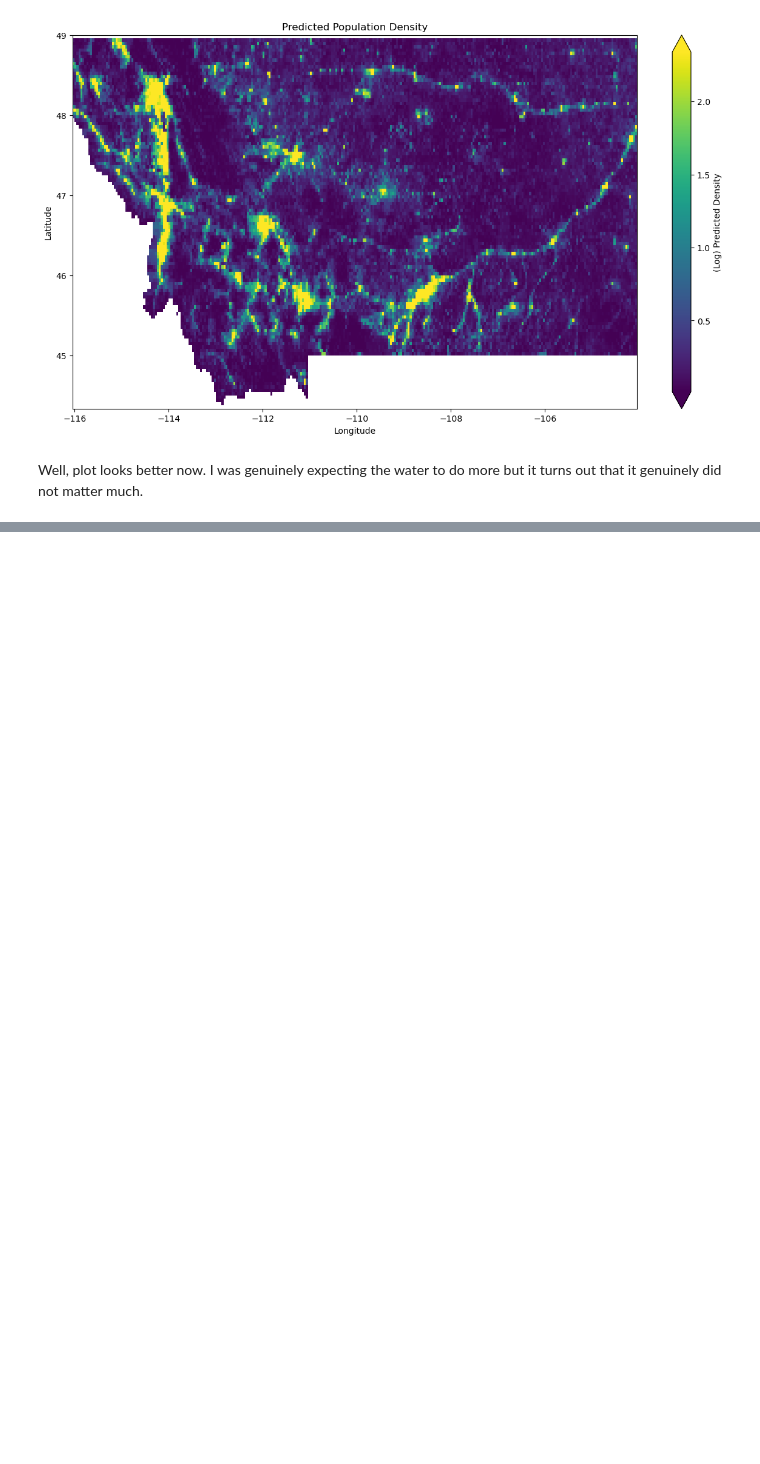
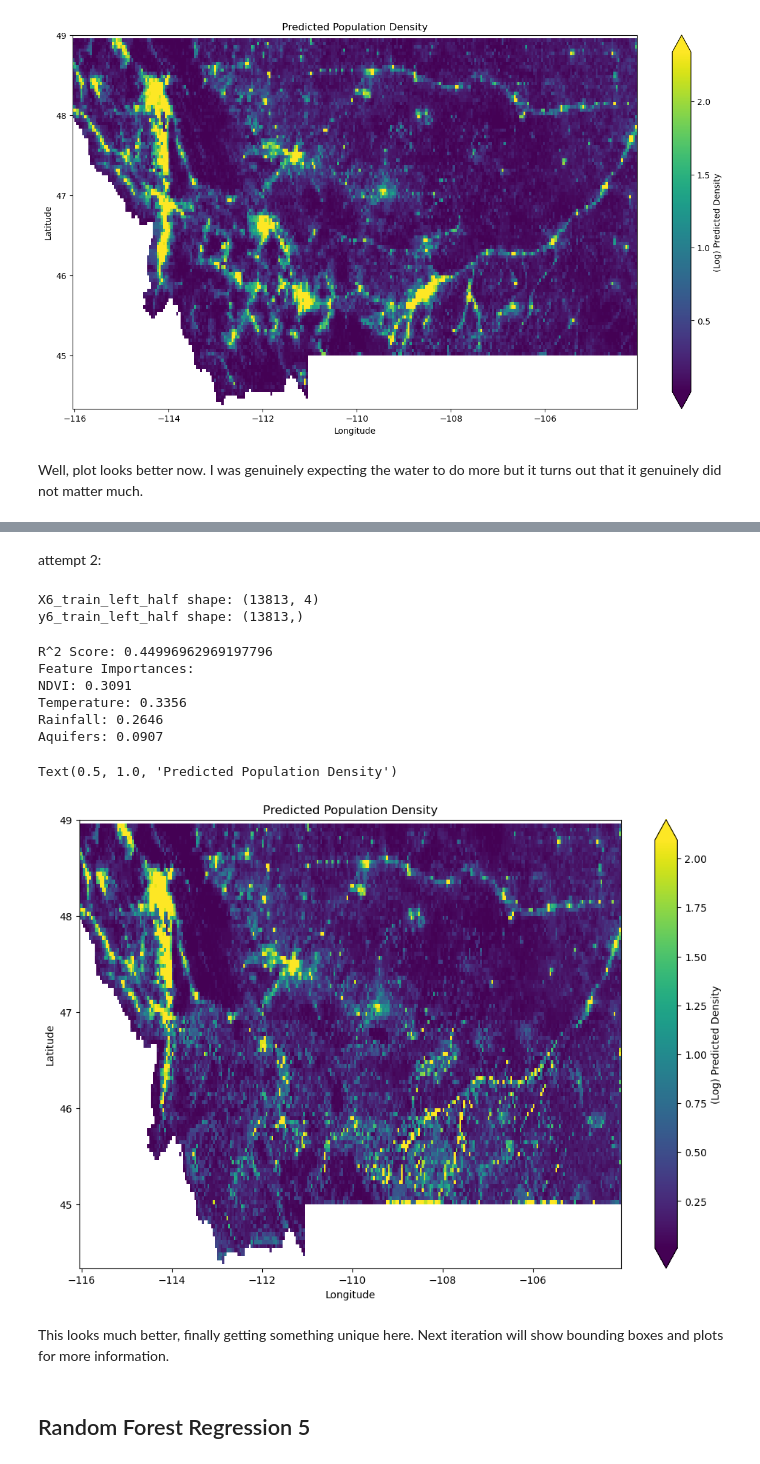
Before and after one commit to Chigiriq/geoP3, a Jupyter notebook: a3.ipynb, the cells around one changed output, grey strips where cells are left out. Saved outputs shown, nothing was run; the diff lists cells and outputs as text; code cells hidden in the pictures; blank space fills up the shorter version.

```diff
--- a/a3.ipynb
+++ b/a3.ipynb
@@ -691,0 +797,2 @@ print(new_xarray4)
+# %% [markdown]
+attempt 2:
@@ -691,0 +809,74 @@ print(new_xarray4)
+# %%
+mask6_left = ~np.isnan(y_left6)
+X_train6_left = X_left5[mask6_left]
+y_train6_left = y_left5[mask6_left]
+
+print("X6_train_left_half shape:", X_train6_left.shape)
+print("y6_train_left_half shape:", y_train6_left.shape)
+# %% [output]
+X6_train_left_half shape: (13813, 4)
+y6_train_left_half shape: (13813,)
+# %%
+#same as normal
+model6 = RandomForestRegressor(n_estimators=100, random_state=42)
+model6.fit(X_train6_left, y_train6_left)
+
+mask6 = ~np.isnan(log_pop_data_resampled.values)
+non_nan_indices6 = np.where(mask6)
+
+X6_full_non_nan = np.stack([ndvi_data_resampled.values[mask6],
+                            tcomb_data.values[mask6],
+                            rain_data_resampled.values[mask6],
+                            water_resampled.values[mask6]], axis=1)
+
+y_pred6_full = model6.predict(X6_full_non_nan)
+
+if len(y_pred6_full) == np.sum(mask6):
+    new_xarray6 = log_pop_data_resampled.copy()
+    new_xarray6.values[non_nan_indices6] = y_pred6_full
+else:
+    print("Shape mismatch between predictions and non-NaN locations!")
+# %%
+y_true_flat6 = log_pop_data_resampled.values.flatten()
+mask6 = ~np.isnan(y_true_flat6) #non nan mask
+y_true6 = y_true_flat6[mask6] #non nan values
+
+
+y_pred_non_nan6 = y_pred6_full
+
+#r2
+r2_6 = r2_score(y_true6, y_pred_non_nan6)
+print(f"R^2 Score: {r2_6}")
+
+feat_names6 = ["NDVI", "Temperature", "Rainfall", "Aquifers"]
+feature_importances6 = model5.feature_importances_
+print("Feature Importances:")
+for name, importance in zip(feat_names6, feature_importances6):
+    print(f"{name}: {importance:.4f}")
+
+# Plot the predicted population density
+ax6 = new_xarray6.plot(
+    cmap='viridis',
+    figsize=(12, 8),
+    cbar_kwargs={'label': '(Log) Predicted Density'},
+    robust=True,
+    add_colorbar=True,
+)
+
+ax6 = plt.gca()
+ax6.set_xlabel('Longitude')
+ax6.set_ylabel('Latitude')
+ax6.set_title('Predicted Population Density')
+# %% [output]
+R^2 Score: 0.44996962969197796
+Feature Importances:
+NDVI: 0.3091
+Temperature: 0.3356
+Rainfall: 0.2646
+Aquifers: 0.0907
+Text(0.5, 1.0, 'Predicted Population Density')
+[figure, added]
+# %% [markdown]
+This looks much better, finally getting something unique here. Next iteration will show bounding boxes and plots for more information.
+# %% [markdown]
+<h2>Random Forest Regression 5</h2>
```
Also changed, not shown: parts of 24 cells of this notebook.
